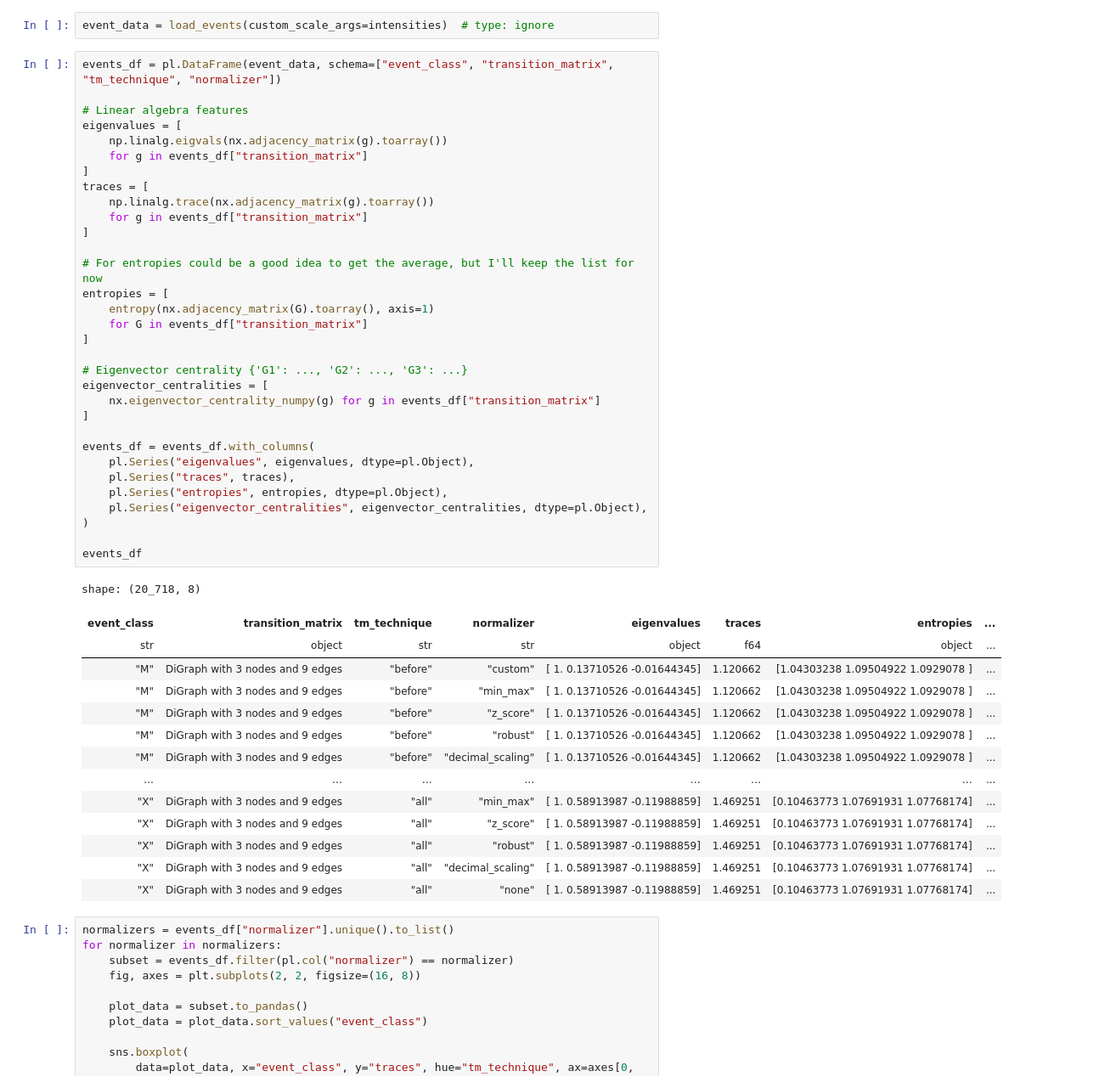
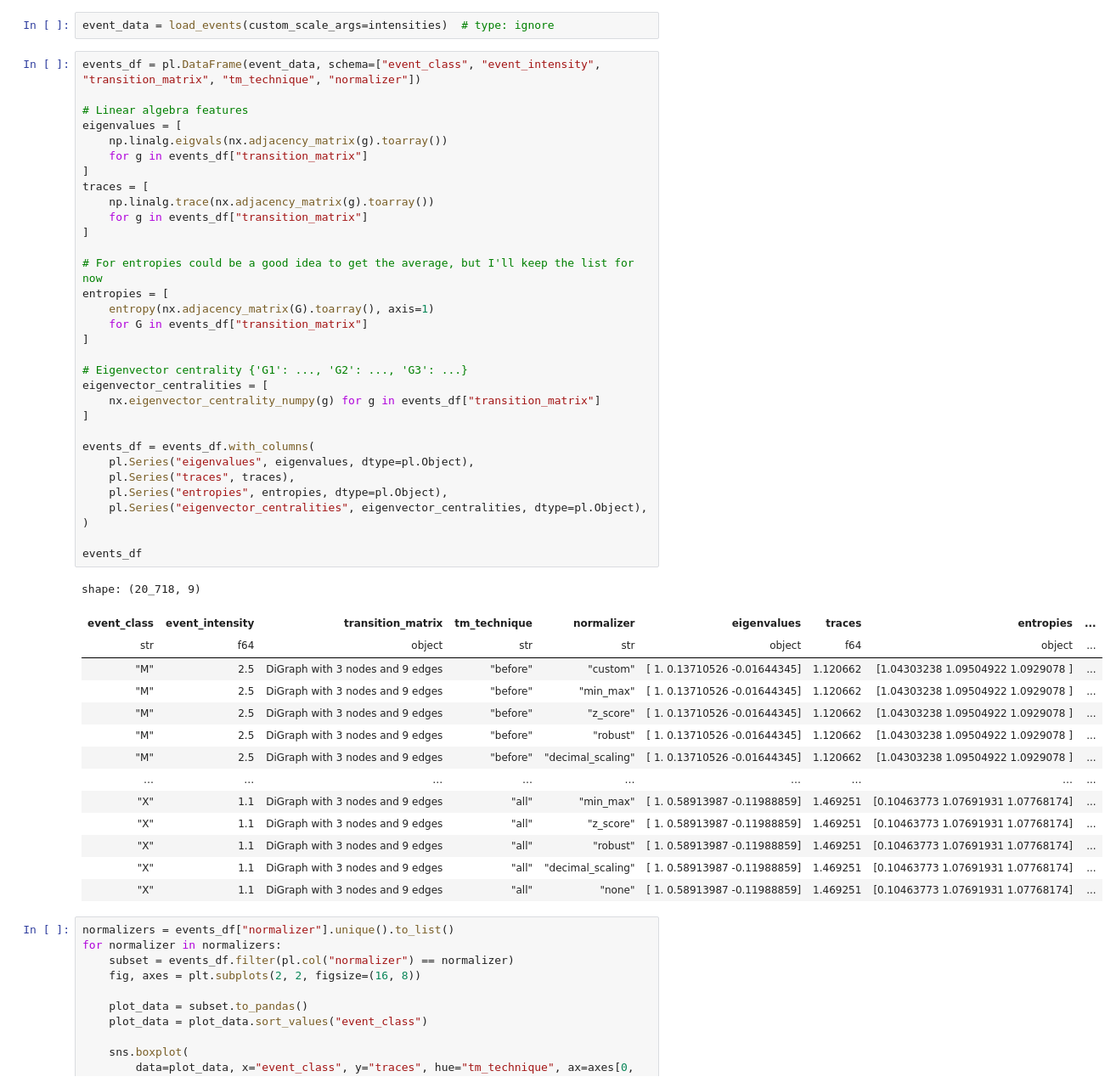
Before and after one commit to dosquisd/KONUS-HMM, a Jupyter notebook: notebooks/002_normalization.ipynb, the cells around one changed output. Shown at 85% size. Saved outputs shown, nothing was run; the diff lists cells and outputs as text.

```diff
--- a/notebooks/002_normalization.ipynb
+++ b/notebooks/002_normalization.ipynb
@@ -31,52 +36,52 @@ intensities = dict(
 # %%
 event_data = load_events(custom_scale_args=intensities)  # type: ignore
 # %%
-events_df = pl.DataFrame(event_data, schema=["event_class", "transition_matrix", "tm_technique", "normalizer"])
+events_df = pl.DataFrame(event_data, schema=["event_class", "event_intensity", "transition_matrix", "tm_technique", "normalizer"])
 
 # Linear algebra features
 eigenvalues = [
     np.linalg.eigvals(nx.adjacency_matrix(g).toarray())
     for g in events_df["transition_matrix"]
 ]
 traces = [
     np.linalg.trace(nx.adjacency_matrix(g).toarray())
     for g in events_df["transition_matrix"]
 ]
 
 # For entropies could be a good idea to get the average, but I'll keep the list for now
 entropies = [
     entropy(nx.adjacency_matrix(G).toarray(), axis=1)
     for G in events_df["transition_matrix"]
 ]
 
 # Eigenvector centrality {'G1': ..., 'G2': ..., 'G3': ...}
 eigenvector_centralities = [
     nx.eigenvector_centrality_numpy(g) for g in events_df["transition_matrix"]
 ]
 
 events_df = events_df.with_columns(
     pl.Series("eigenvalues", eigenvalues, dtype=pl.Object),
     pl.Series("traces", traces),
     pl.Series("entropies", entropies, dtype=pl.Object),
     pl.Series("eigenvector_centralities", eigenvector_centralities, dtype=pl.Object),
 )
 
 events_df
 # %% [output]
-shape: (20_718, 8)
+shape: (20_718, 9)
-| event_class | transition_matrix | tm_technique | normalizer | eigenvalues | traces | entropies | ... |
-| str | object | str | str | object | f64 | object | ... |
-| "M" | DiGraph with 3 nodes and 9 edges | "before" | "custom" | [ 1. 0.13710526 -0.01644345] | 1.120662 | [1.04303238 1.09504922 1.0929078 ] | ... |
-| "M" | DiGraph with 3 nodes and 9 edges | "before" | "min_max" | [ 1. 0.13710526 -0.01644345] | 1.120662 | [1.04303238 1.09504922 1.0929078 ] | ... |
-| "M" | DiGraph with 3 nodes and 9 edges | "before" | "z_score" | [ 1. 0.13710526 -0.01644345] | 1.120662 | [1.04303238 1.09504922 1.0929078 ] | ... |
-| "M" | DiGraph with 3 nodes and 9 edges | "before" | "robust" | [ 1. 0.13710526 -0.01644345] | 1.120662 | [1.04303238 1.09504922 1.0929078 ] | ... |
-| "M" | DiGraph with 3 nodes and 9 edges | "before" | "decimal_scaling" | [ 1. 0.13710526 -0.01644345] | 1.120662 | [1.04303238 1.09504922 1.0929078 ] | ... |
-| … | … | … | … | … | … | … | ... |
-| "X" | DiGraph with 3 nodes and 9 edges | "all" | "min_max" | [ 1. 0.58913987 -0.11988859] | 1.469251 | [0.10463773 1.07691931 1.07768174] | ... |
-| "X" | DiGraph with 3 nodes and 9 edges | "all" | "z_score" | [ 1. 0.58913987 -0.11988859] | 1.469251 | [0.10463773 1.07691931 1.07768174] | ... |
-| "X" | DiGraph with 3 nodes and 9 edges | "all" | "robust" | [ 1. 0.58913987 -0.11988859] | 1.469251 | [0.10463773 1.07691931 1.07768174] | ... |
-| "X" | DiGraph with 3 nodes and 9 edges | "all" | "decimal_scaling" | [ 1. 0.58913987 -0.11988859] | 1.469251 | [0.10463773 1.07691931 1.07768174] | ... |
-| "X" | DiGraph with 3 nodes and 9 edges | "all" | "none" | [ 1. 0.58913987 -0.11988859] | 1.469251 | [0.10463773 1.07691931 1.07768174] | ... |
+| event_class | event_intensity | transition_matrix | tm_technique | normalizer | eigenvalues | traces | entropies | ... |
+| str | f64 | object | str | str | object | f64 | object | ... |
+| "M" | 2.5 | DiGraph with 3 nodes and 9 edges | "before" | "custom" | [ 1. 0.13710526 -0.01644345] | 1.120662 | [1.04303238 1.09504922 1.0929078 ] | ... |
+| "M" | 2.5 | DiGraph with 3 nodes and 9 edges | "before" | "min_max" | [ 1. 0.13710526 -0.01644345] | 1.120662 | [1.04303238 1.09504922 1.0929078 ] | ... |
+| "M" | 2.5 | DiGraph with 3 nodes and 9 edges | "before" | "z_score" | [ 1. 0.13710526 -0.01644345] | 1.120662 | [1.04303238 1.09504922 1.0929078 ] | ... |
+| "M" | 2.5 | DiGraph with 3 nodes and 9 edges | "before" | "robust" | [ 1. 0.13710526 -0.01644345] | 1.120662 | [1.04303238 1.09504922 1.0929078 ] | ... |
+| "M" | 2.5 | DiGraph with 3 nodes and 9 edges | "before" | "decimal_scaling" | [ 1. 0.13710526 -0.01644345] | 1.120662 | [1.04303238 1.09504922 1.0929078 ] | ... |
+| … | … | … | … | … | … | … | … | ... |
+| "X" | 1.1 | DiGraph with 3 nodes and 9 edges | "all" | "min_max" | [ 1. 0.58913987 -0.11988859] | 1.469251 | [0.10463773 1.07691931 1.07768174] | ... |
+| "X" | 1.1 | DiGraph with 3 nodes and 9 edges | "all" | "z_score" | [ 1. 0.58913987 -0.11988859] | 1.469251 | [0.10463773 1.07691931 1.07768174] | ... |
+| "X" | 1.1 | DiGraph with 3 nodes and 9 edges | "all" | "robust" | [ 1. 0.58913987 -0.11988859] | 1.469251 | [0.10463773 1.07691931 1.07768174] | ... |
+| "X" | 1.1 | DiGraph with 3 nodes and 9 edges | "all" | "decimal_scaling" | [ 1. 0.58913987 -0.11988859] | 1.469251 | [0.10463773 1.07691931 1.07768174] | ... |
+| "X" | 1.1 | DiGraph with 3 nodes and 9 edges | "all" | "none" | [ 1. 0.58913987 -0.11988859] | 1.469251 | [0.10463773 1.07691931 1.07768174] | ... |
 # %%
 normalizers = events_df["normalizer"].unique().to_list()
 for normalizer in normalizers:
```
Also changed, not shown: parts of 2 cells of this notebook, 7 other files.
